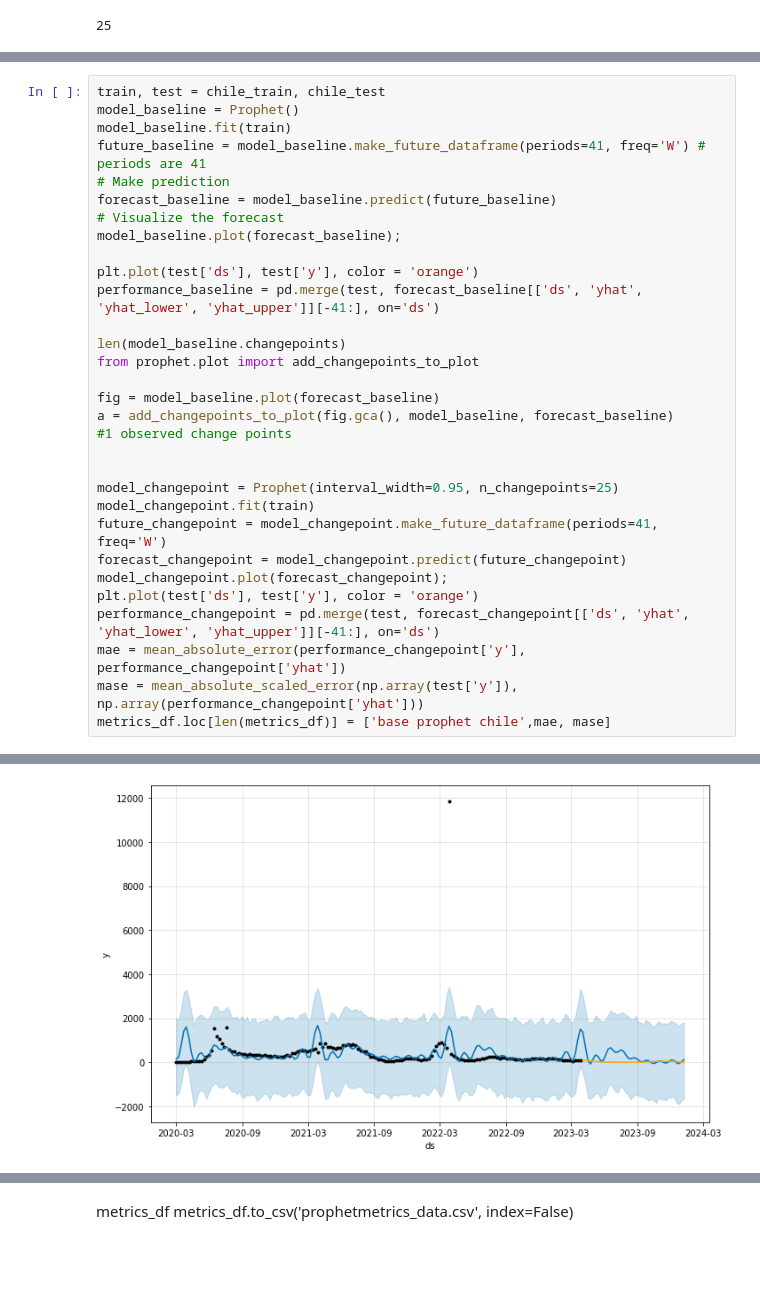
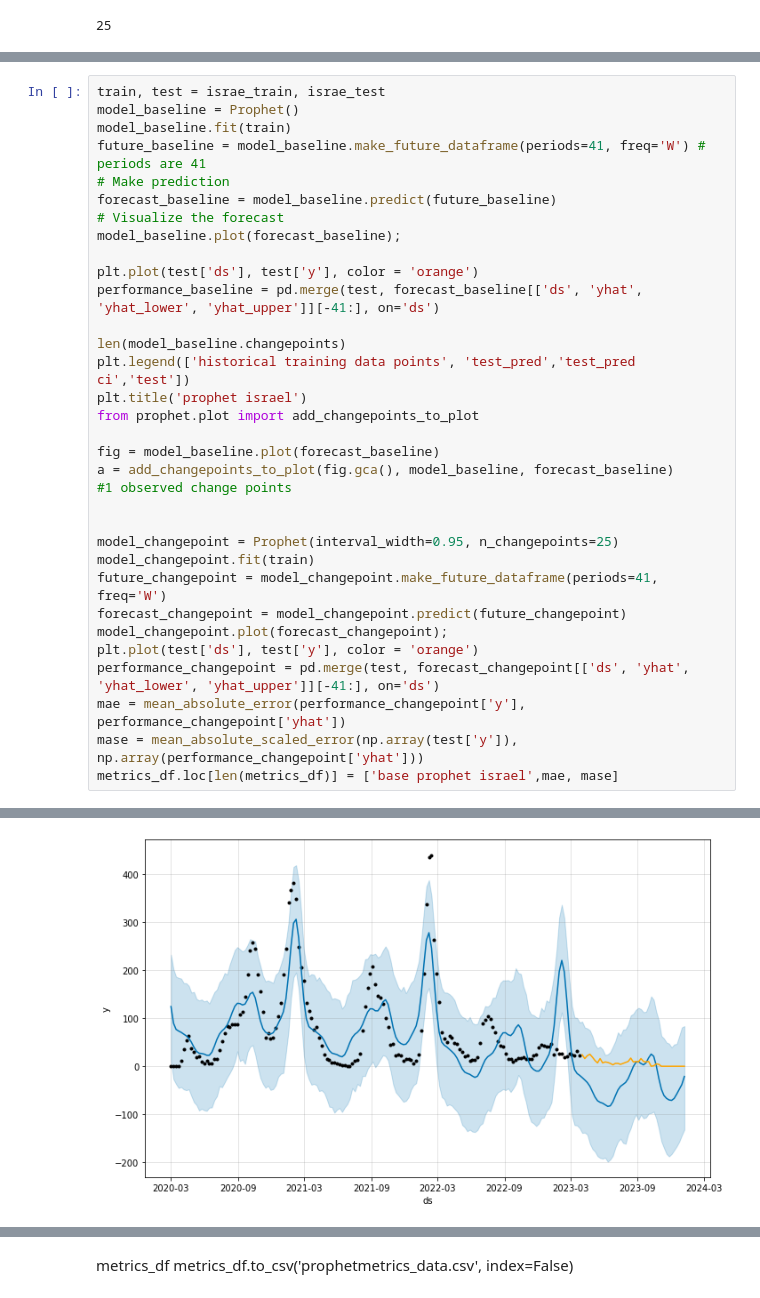
Before and after one commit to y-ginther/DS-Capstone, a Jupyter notebook: final_single_p.ipynb, the cells around one changed output, grey strips where cells are left out. Saved outputs shown, nothing was run; the diff lists cells and outputs as text; blank space fills up the shorter version.

Commit message:
prophet finished

```diff
--- a/final_single_p.ipynb
+++ b/final_single_p.ipynb
@@ -331,5 +418,5 @@ metrics_df.loc[len(metrics_df)] = ['base prophet belgium',mae, mase]
 # %%
-train, test = chile_train, chile_test
+train, test = israe_train, israe_test
 model_baseline = Prophet()
 model_baseline.fit(train)
 future_baseline = model_baseline.make_future_dataframe(periods=41, freq='W') # periods are 41
@@ -342,6 +429,8 @@ plt.plot(test['ds'], test['y'], color = 'orange')
 performance_baseline = pd.merge(test, forecast_baseline[['ds', 'yhat', 'yhat_lower', 'yhat_upper']][-41:], on='ds')
 
 len(model_baseline.changepoints)
+plt.legend(['historical training data points', 'test_pred','test_pred ci','test'])
+plt.title('prophet israel')
 from prophet.plot import add_changepoints_to_plot
 
 fig = model_baseline.plot(forecast_baseline)
@@ -358,5 +447,5 @@ plt.plot(test['ds'], test['y'], color = 'orange')
 performance_changepoint = pd.merge(test, forecast_changepoint[['ds', 'yhat', 'yhat_lower', 'yhat_upper']][-41:], on='ds')
 mae = mean_absolute_error(performance_changepoint['y'], performance_changepoint['yhat'])
 mase = mean_absolute_scaled_error(np.array(test['y']), np.array(performance_changepoint['yhat']))
-metrics_df.loc[len(metrics_df)] = ['base prophet chile',mae, mase]
+metrics_df.loc[len(metrics_df)] = ['base prophet israel',mae, mase]
 # %% [output]
@@ -369,2 +458,2 @@ metrics_df.loc[len(metrics_df)] = ['base prophet chile',mae, mase]
-[figure, old version]
+[figure, new version]
 # %%
```
Also changed, not shown: parts of 15 cells of this notebook, 1 other file.
